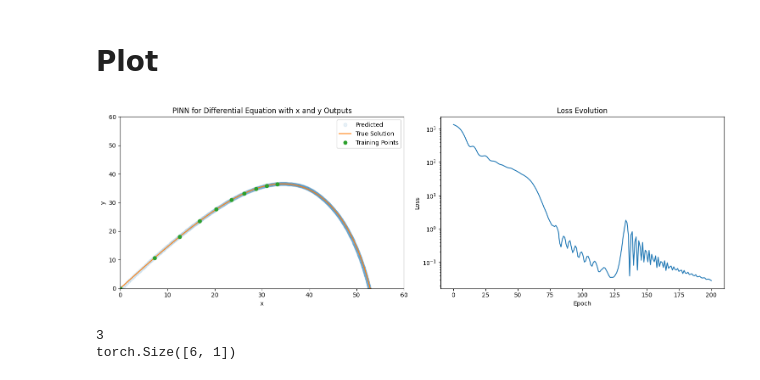
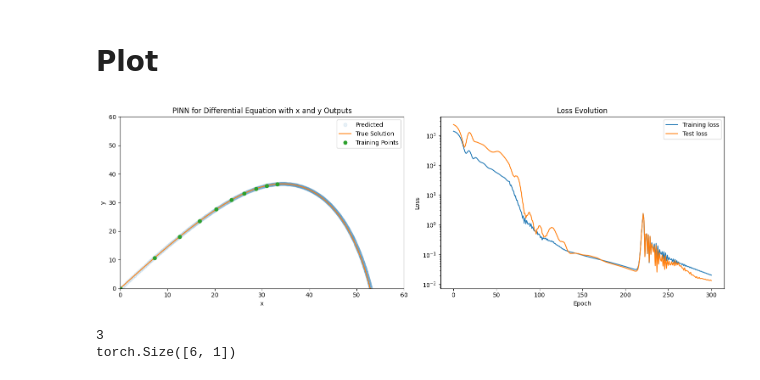
Before and after one commit to zincware/ZnPINNLab, a Jupyter notebook: day1/projectile_motion.ipynb, the cells around one changed output. Drawn from its saved outputs; the diff is of its cells as text; code cells hidden in the pictures.

Commit message:
update docstring of execute function + implement test loss plot

```diff
--- a/day1/projectile_motion.ipynb
+++ b/day1/projectile_motion.ipynb
@@ -573,9 +552,9 @@ train_ds, test_ds = create_training_data(
     sigma_noise=0,
 )
 
-loss_evolution, num_epochs = execute(train_ds,
+train_loss_evolution, test_loss_evolution, num_epochs = execute(train_ds,
     test_ds,
-    num_epochs=200,
+    num_epochs=300,
     lr=0.01,
     num_t_col=10,
     max_t_col=time[-1]
@@ -614,35 +590,37 @@ x_pred, y_pred = model(t_eval)
 # %%
 import matplotlib.pyplot as plt
 import numpy as np
 
 # Create a figure with subplots
 fig, axs = plt.subplots(1, 2, figsize=(15,5))  # 1 row, 2 columns of subplots
 
 # Plot data on the first subplot
 axs[0].plot(x_pred.detach().numpy(), y_pred.detach().numpy(), 'o', alpha=0.1, label='Predicted')
 axs[0].plot(position[:,0], position[:,1], label='True Solution')
 axs[0].plot(train_ds["targets_x"].detach().numpy(), train_ds["targets_y"].detach().numpy(), 'o', label='Training Points')
 axs[0].legend()
 axs[0].set_xlabel('x')
 axs[0].set_ylabel('y')
 axs[0].set_title('PINN for Differential Equation with x and y Outputs')
 axs[0].set_ylim(0, 60)
 axs[0].set_xlim(0, 60)
 
 # Plot loss evolution on the second subplot
 
-axs[1].plot(np.linspace(0, num_epochs, len(loss_evolution)), loss_evolution)
+axs[1].plot(np.linspace(0, num_epochs, len(train_loss_evolution)), train_loss_evolution, label='Training loss')
+axs[1].plot(np.linspace(0, num_epochs, len(test_loss_evolution)), test_loss_evolution, label='Test loss')
+axs[1].legend()
 axs[1].set_title('Loss Evolution')
 axs[1].set_xlabel('Epoch')
 axs[1].set_ylabel('Loss')
 axs[1].set_yscale('log')  # Set y-axis to logarithmic scale
 # Adjust layout for subplots
 plt.tight_layout()
 
 # Show the plot
 plt.show()
 # %% [output]
-[figure, old version]
+[figure, new version]
 # %%
 i = 0
 j=0
```
Also changed, not shown: parts of 4 cells of this notebook.
